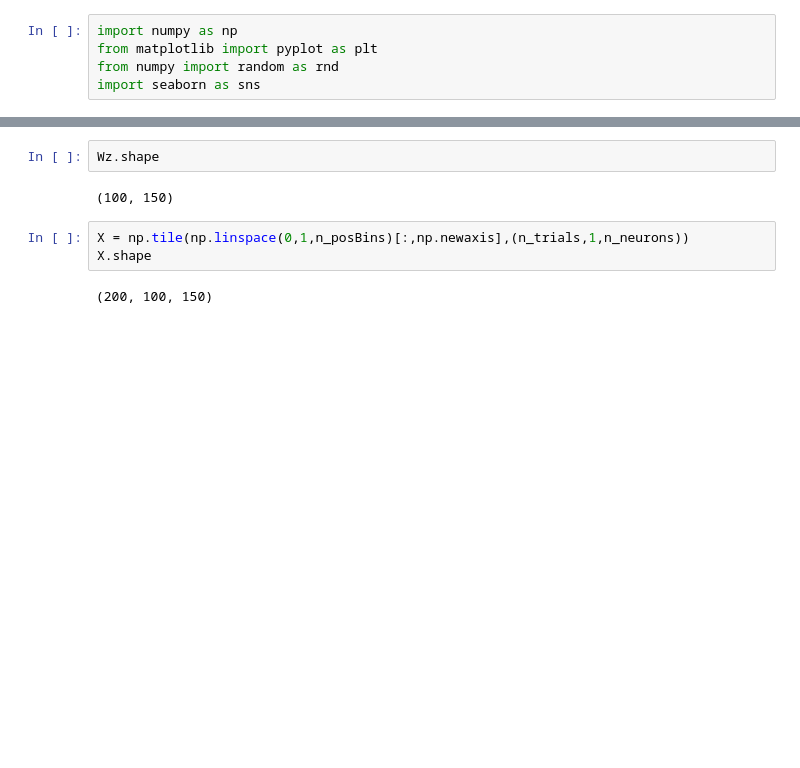
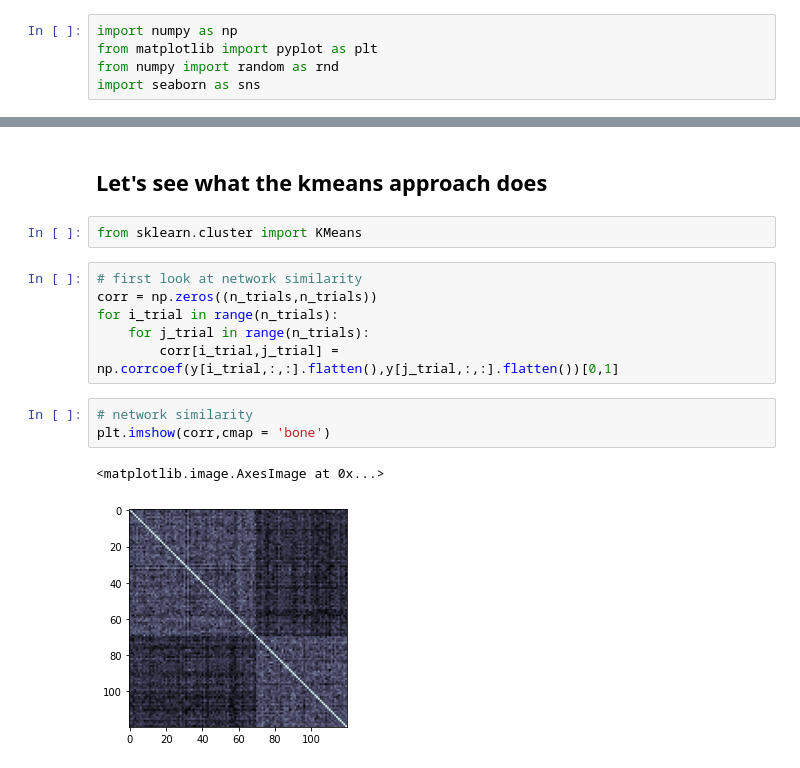
Before and after one commit to sternj98/remapping_detection, a Jupyter notebook: simulation.ipynb, the cells around one changed output, grey strips where cells are left out. Cells and saved outputs as stored; diff of their text form; blank space fills up the shorter version.

Commit message:
simulations and kmeans-based decomposition

```diff
--- a/simulation.ipynb
+++ b/simulation.ipynb
@@ -65,9 +80,16 @@ fig.tight_layout()
-# %%
-Wz.shape
-# %% [output]
-(100, 150)
-# %%
-X = np.tile(np.linspace(0,1,n_posBins)[:,np.newaxis],(n_trials,1,n_neurons))
-X.shape
-# %% [output]
-(200, 100, 150)
+# %% [markdown]
+## Let's see what the kmeans approach does
+# %%
+from sklearn.cluster import KMeans
+# %%
+# first look at network similarity
+corr = np.zeros((n_trials,n_trials))
+for i_trial in range(n_trials):
+    for j_trial in range(n_trials):
+        corr[i_trial,j_trial] = np.corrcoef(y[i_trial,:,:].flatten(),y[j_trial,:,:].flatten())[0,1]
+# %%
+# network similarity
+plt.imshow(corr,cmap = 'bone')
+# %% [output]
+<matplotlib.image.AxesImage at 0x...>
+[figure, added]
```
Also changed, not shown: parts of 9 cells of this notebook.
